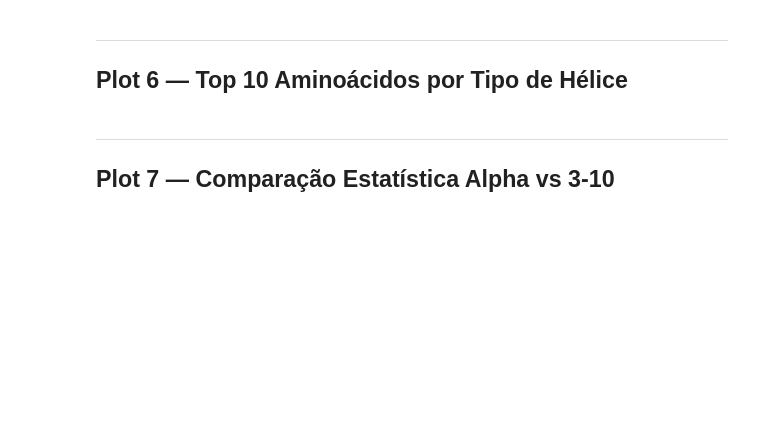
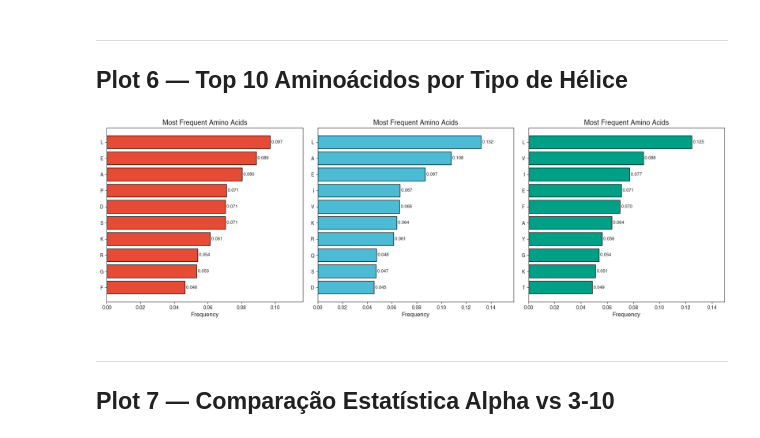
Before and after one commit to madsondeluna/evo-hex, a Jupyter notebook: plots.ipynb, the cells around one changed output. Cells and saved outputs as stored; diff of their text form; code cells hidden in the pictures; blank space fills up the shorter version.

```diff
--- a/plots.ipynb
+++ b/plots.ipynb
@@ -419,32 +435,34 @@ plt.show()
 # %%
 # ── Estilo ────────────────────────────────────────────────────────────────────
 cores      = [COR_H, COR_G, COR_I]
 bar_edge   = 'black'
 top_n      = 10
 
 # ── Plot ──────────────────────────────────────────────────────────────────────
 helix_names = top_residues_df['Helix_Name'].unique()
 n_types     = len(helix_names)
 
 fig, axes = plt.subplots(1, n_types, figsize=(6 * n_types, 6))
 if n_types == 1:
     axes = [axes]
 
 for idx, h_name in enumerate(helix_names):
     data = top_residues_df[top_residues_df['Helix_Name'] == h_name].nsmallest(top_n, 'Rank')
     freqs_norm = data['Frequency'] / 100
     axes[idx].barh(data['AA'], freqs_norm, color=cores[idx % len(cores)], edgecolor=bar_edge)
     axes[idx].set_xlabel('Frequency'); axes[idx].invert_yaxis()
-    axes[idx].set_title(f'{h_name}\nTop {top_n} Amino Acids', fontweight='bold')
+    axes[idx].set_title(f'Most Frequent Amino Acids', fontweight='bold')
     axes[idx].grid(axis='x', alpha=GRID_ALPHA)
     x_max = freqs_norm.max() * 1.20   # espaço para os rótulos
     axes[idx].set_xlim(left=0, right=x_max)
     for aa, freq in zip(data['AA'], freqs_norm):
         axes[idx].text(freq, aa, f' {freq:.3f}', va='center', fontsize=FONT_ANNOT)
 
 fig.tight_layout(pad=1.5)
 fig.savefig(ANALYSIS / 'helix_type_top_amino_acids.png')
 plt.show()
+# %% [output]
+[figure, added]
 # %% [markdown]
 ---
 ## Plot 7 — Comparação Estatística Alpha vs 3-10
```
Also changed, not shown: parts of 11 cells of this notebook, 1 other file.
